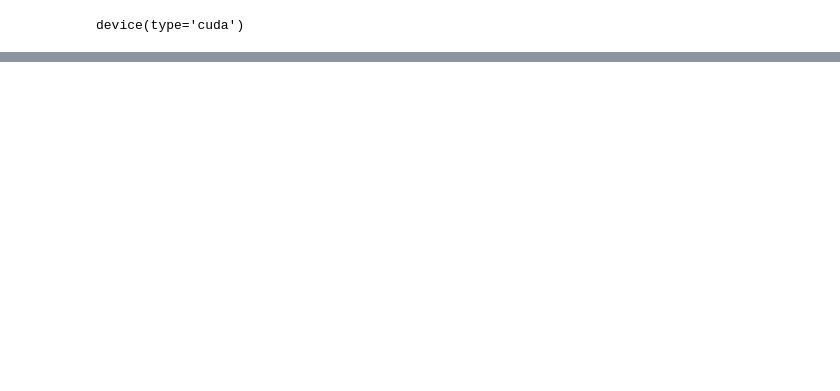
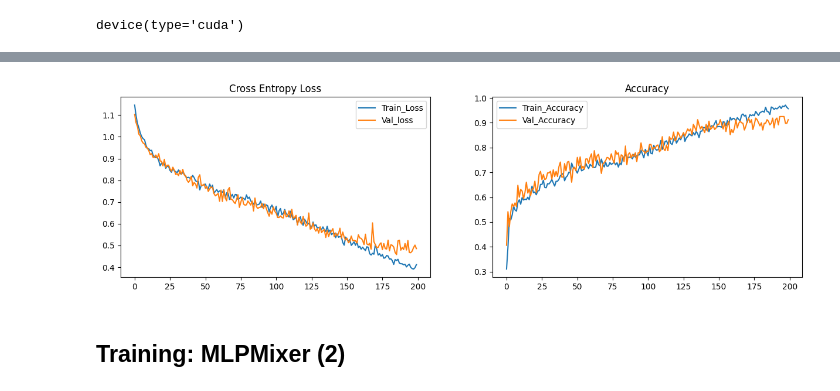
Before and after one commit to kristianespina/banana-leaf-disease-classifier, a Jupyter notebook: 1-train-mixer.ipynb, the cells around one changed output, grey strips where cells are left out. Cells and saved outputs as stored; diff of their text form; code cells hidden in the pictures; blank space fills up the shorter version.

```diff
--- a/1-train-mixer.ipynb
+++ b/1-train-mixer.ipynb
@@ -372,6 +395,6 @@ class MLPMixer(nn.Module):
 # %%
 model_mixer = MLPMixer(in_channels=3, image_size=224, patch_size=16, num_classes=3,
-                     dim=512, depth=12, token_dim=256, channel_dim=2048)
+                     dim=256, depth=4, token_dim=128, channel_dim=512)
 model_mixer.to(device)
 optimizer = torch.optim.AdamW(model_mixer.parameters(), lr=1e-6)
 criterion = torch.nn.CrossEntropyLoss(label_smoothing=0.1)
@@ -379,5 +402,5 @@ scheduler = torch.optim.lr_scheduler.CyclicLR(
             optimizer, base_lr=1e-6, max_lr=1e-4, cycle_momentum=False
             )
 # %%
-train_loss_hist_mixer, test_loss_hist_mixer, train_acc_hist_mixer, test_acc_hist_mixer = train_model(model_mixer, criterion, optimizer, scheduler, train_loader, test_loader)
+train_loss_hist_mixer, test_loss_hist_mixer, train_acc_hist_mixer, test_acc_hist_mixer = train_model(model_mixer, criterion, optimizer, scheduler, train_loader, test_loader, verbose=True, best_weight_file_name='Best-Mixer-tiny.h5')
 # %% [output]
@@ -403,2 +424,8 @@ torch.save(model_mixer.state_dict(), BASE_DIR + 'Mixer-S.h5')
+# %%
+plot_hist(train_loss_hist_mixer, test_loss_hist_mixer, train_acc_hist_mixer, test_acc_hist_mixer)
+# %% [output]
+[figure, added]
+# %% [markdown]
+## Training: MLPMixer (2)
 # %%
 model_mixer_2 = MLPMixer(in_channels=3, image_size=224, patch_size=16, num_classes=3,
```
Also changed, not shown: parts of 41 cells of this notebook.
